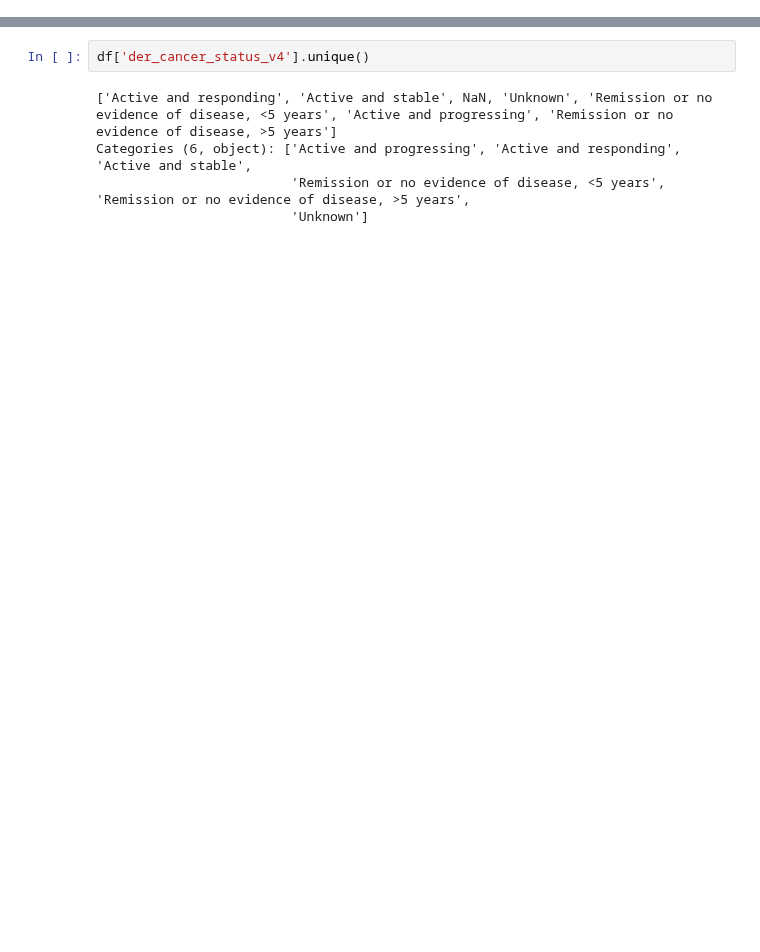
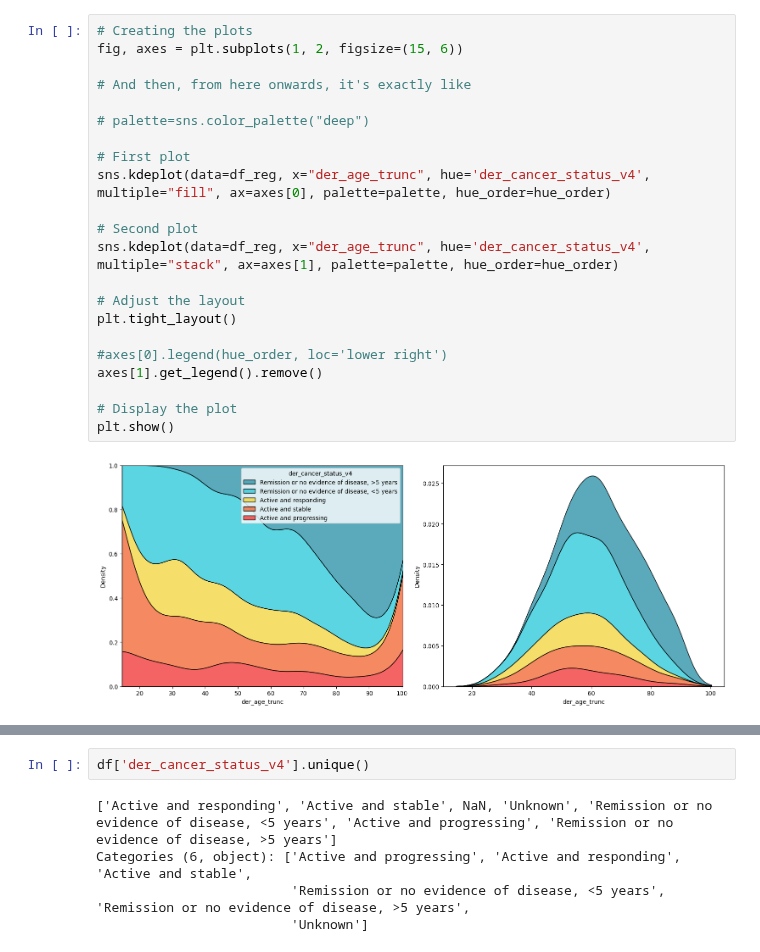
Before and after one commit to HSaleem352/Bootcamp-Project1, a Jupyter notebook: data_cleaning_dean.ipynb, the cells around one changed output, grey strips where cells are left out. Cells and saved outputs as stored; diff of their text form; blank space fills up the shorter version.

```diff
--- a/data_cleaning_dean.ipynb
+++ b/data_cleaning_dean.ipynb
@@ -20,0 +59,24 @@ sns.displot(df_reg, x="der_age_trunc", kind="kde", hue = 'der_cancer_status_v4',
+# %%
+# Creating the plots
+fig, axes = plt.subplots(1, 2, figsize=(15, 6))
+
+# And then, from here onwards, it's exactly like
+
+# palette=sns.color_palette("deep")
+
+# First plot
+sns.kdeplot(data=df_reg, x="der_age_trunc", hue='der_cancer_status_v4', multiple="fill", ax=axes[0], palette=palette, hue_order=hue_order)
+
+# Second plot
+sns.kdeplot(data=df_reg, x="der_age_trunc", hue='der_cancer_status_v4', multiple="stack", ax=axes[1], palette=palette, hue_order=hue_order)
+
+# Adjust the layout
+plt.tight_layout()
+
+#axes[0].legend(hue_order, loc='lower right')
+axes[1].get_legend().remove()
+
+# Display the plot
+plt.show()
+# %% [output]
+[figure, added]
```
Also changed, not shown: parts of 21 cells of this notebook.
